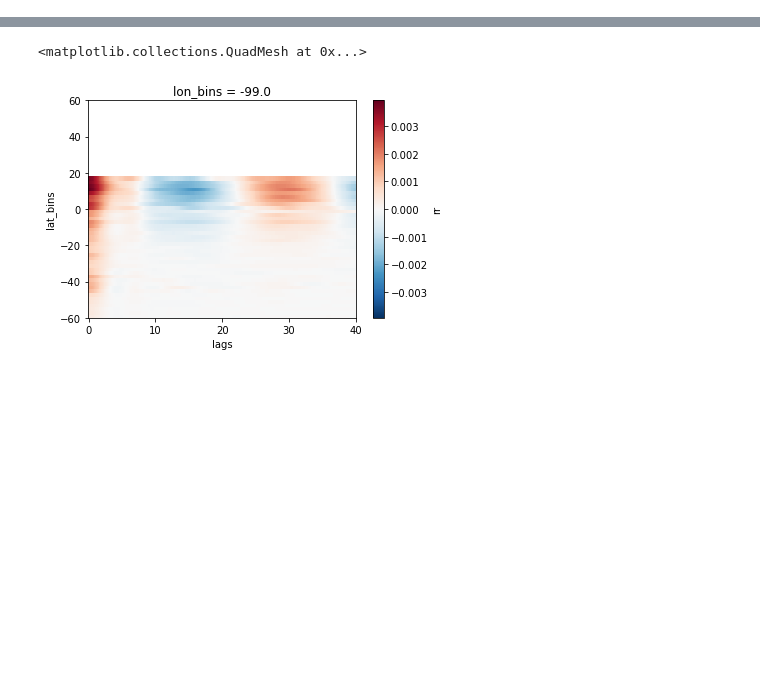
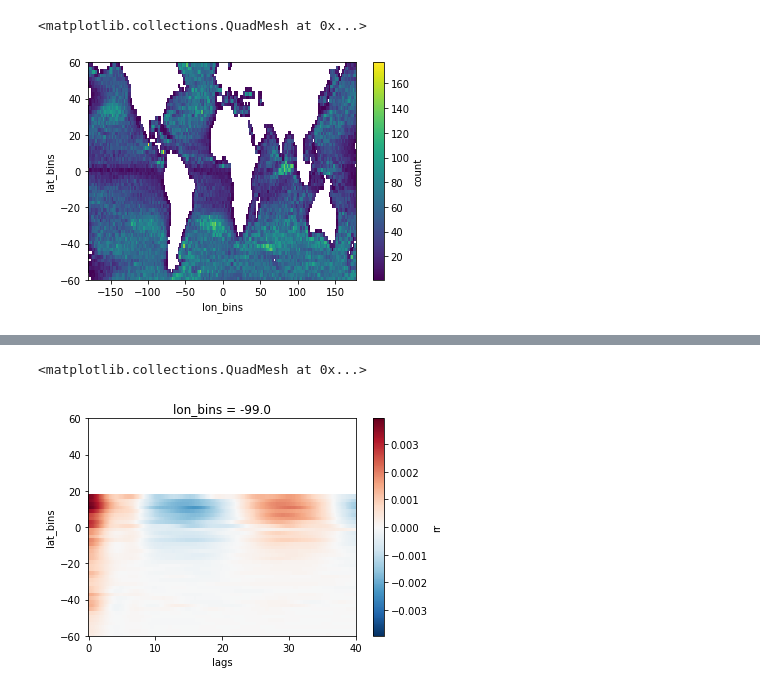
Before and after one commit to zcasparco/equinox_phd, a Jupyter notebook: llc4320/EL_cov_binned.ipynb, the cells around one changed output, grey strips where cells are left out. Cells and saved outputs as stored; diff of their text form; code cells hidden in the pictures; blank space fills up the shorter version.

```diff
--- a/llc4320/EL_cov_binned.ipynb
+++ b/llc4320/EL_cov_binned.ipynb
@@ -41 +48,6 @@ bbox_neh = [-160, 35] # North-east Hawaii
+# %%
+dsL['count'].where(dsL['count']>0).plot()
+# %% [output]
+<matplotlib.collections.QuadMesh at 0x...>
+[figure, added]
 # %%
```
Also changed, not shown: parts of 14 cells of this notebook.
